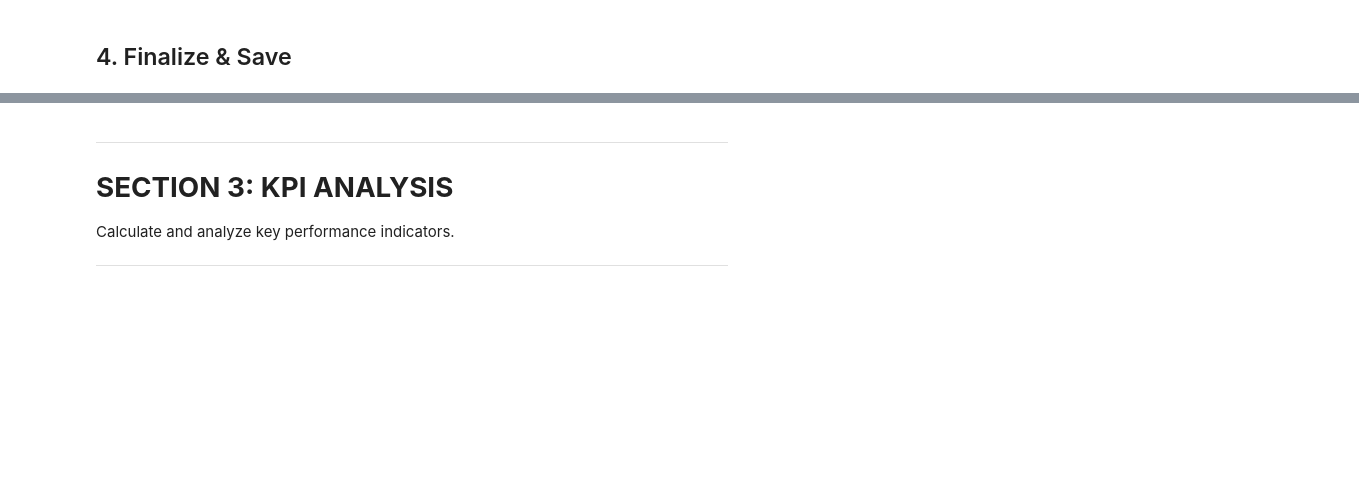
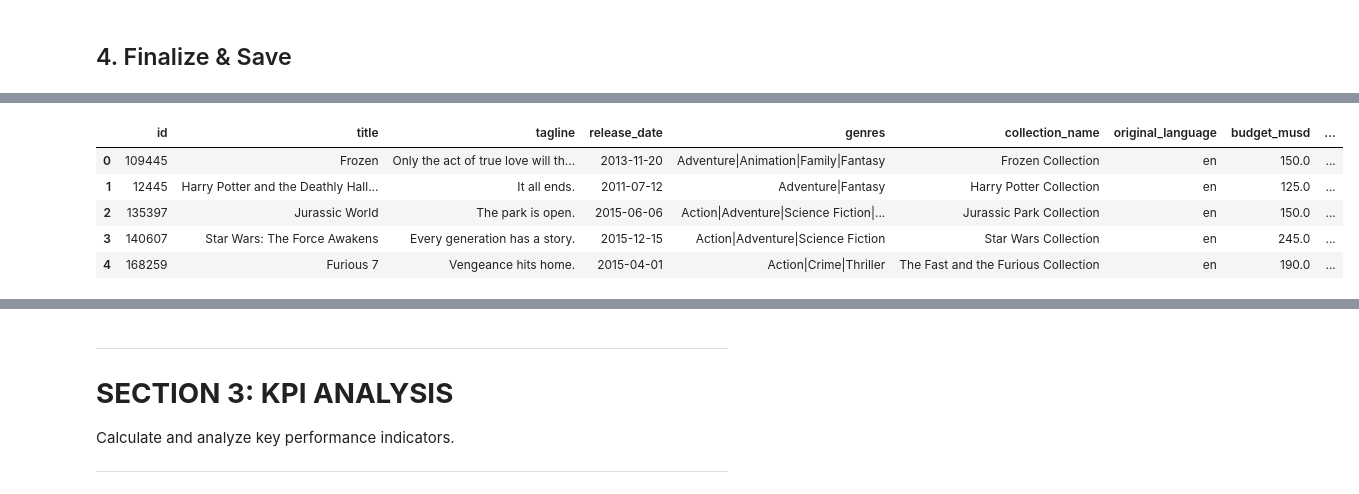
Before and after one commit to eli-bigman/tmdb_api_analysis, a Jupyter notebook: notebooks/pipeline.ipynb, the cells around one changed output, grey strips where cells are left out. Saved outputs shown, nothing was run; the diff lists cells and outputs as text; code cells hidden in the pictures; blank space fills up the shorter version.

```diff
--- a/notebooks/pipeline.ipynb
+++ b/notebooks/pipeline.ipynb
@@ -495,3 +351,12 @@ logger.info("Data cleaning completed successfully.")
+# %%
+df_final.head()
+# %% [output]
+|  | id | title | tagline | release_date | genres | collection_name | original_language | budget_musd | ... |
+| 0 | 109445 | Frozen | Only the act of true love will th... | 2013-11-20 | Adventure|Animation|Family|Fantasy | Frozen Collection | en | 150.0 | ... |
+| 1 | 12445 | Harry Potter and the Deathly Hall... | It all ends. | 2011-07-12 | Adventure|Fantasy | Harry Potter Collection | en | 125.0 | ... |
+| 2 | 135397 | Jurassic World | The park is open. | 2015-06-06 | Action|Adventure|Science Fiction|... | Jurassic Park Collection | en | 150.0 | ... |
+| 3 | 140607 | Star Wars: The Force Awakens | Every generation has a story. | 2015-12-15 | Action|Adventure|Science Fiction | Star Wars Collection | en | 245.0 | ... |
+| 4 | 168259 | Furious 7 | Vengeance hits home. | 2015-04-01 | Action|Crime|Thriller | The Fast and the Furious Collection | en | 190.0 | ... |
 # %%
 df_final.info()
 # %% [output]
```
Also changed, not shown: parts of 53 cells of this notebook, 2 other files.
